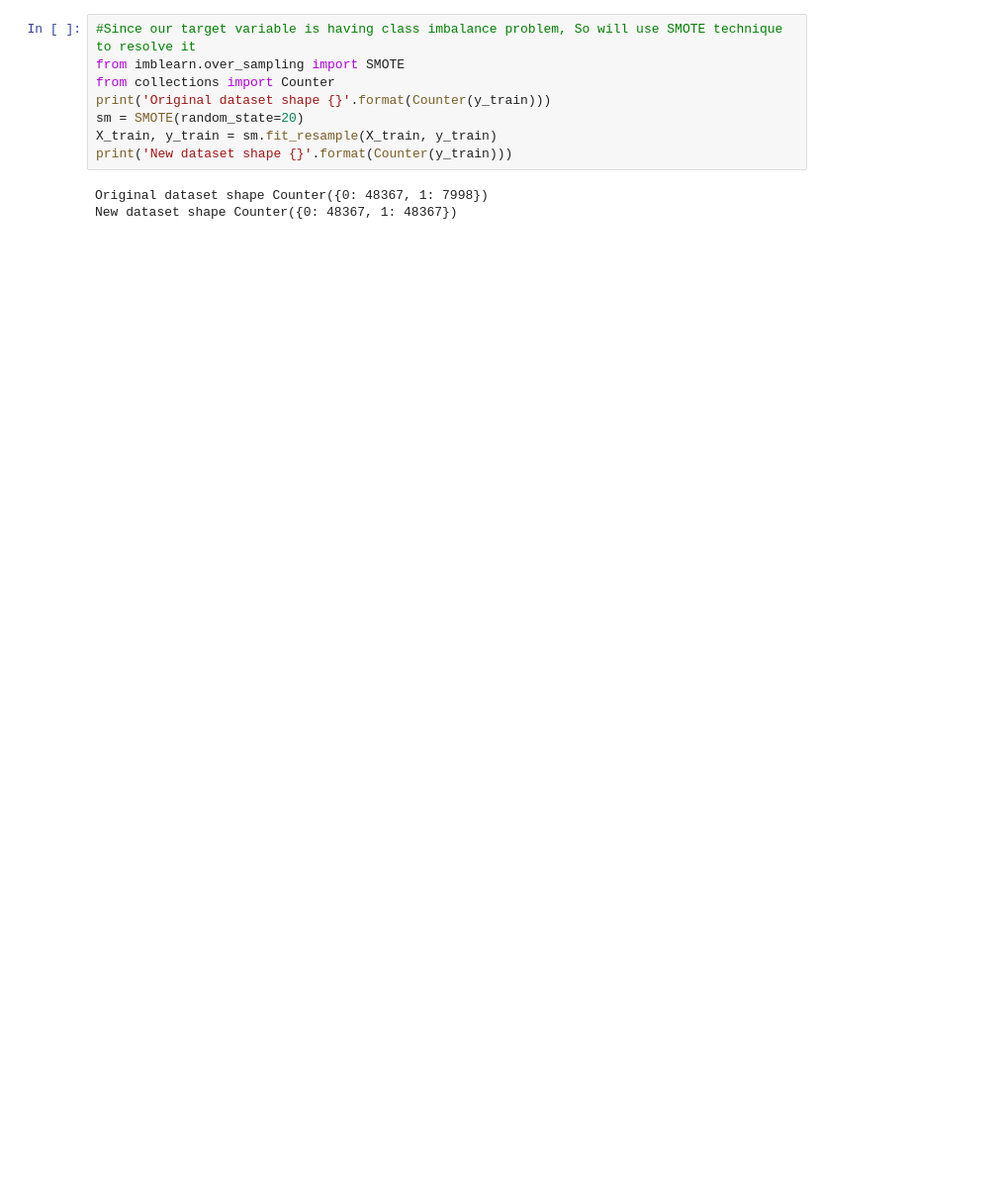
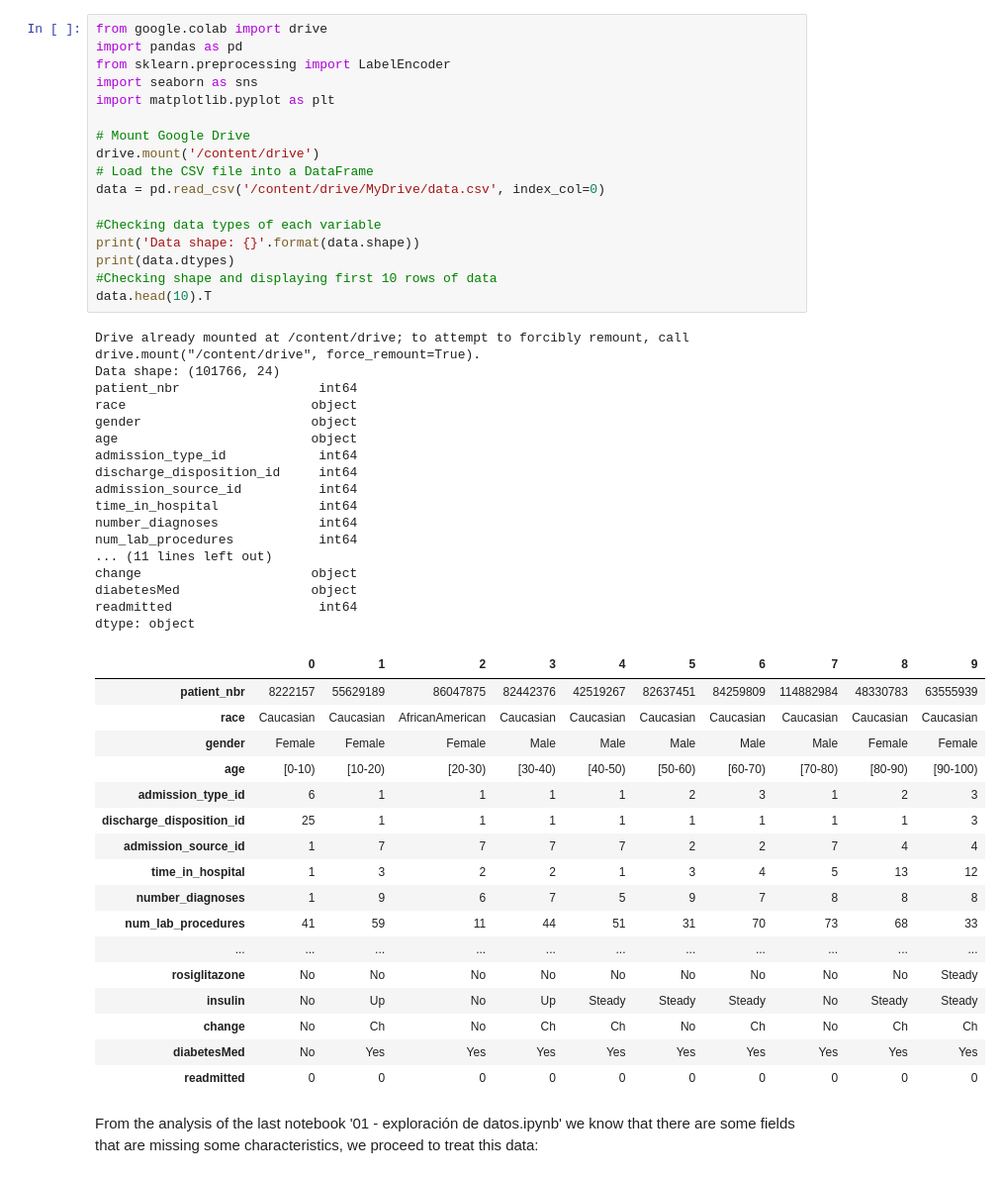
Before and after one commit to mridsa/deep-learning-project, a Jupyter notebook: 02 - preprocesado.ipynb, the cells around one changed output. Shown: that part at 99% size. Drawn from its saved outputs; the diff is of its cells as text; blank space fills up the shorter version.

```diff
--- a/02 - preprocesado.ipynb
+++ b/02 - preprocesado.ipynb
@@ -88,11 +1,54 @@ dtype: object
-# %%
-#Since our target variable is having class imbalance problem, So will use SMOTE technique to resolve it
-from imblearn.over_sampling import SMOTE
-from collections import Counter
-print('Original dataset shape {}'.format(Counter(y_train)))
-sm = SMOTE(random_state=20)
-X_train, y_train = sm.fit_resample(X_train, y_train)
-print('New dataset shape {}'.format(Counter(y_train)))
-# %% [output]
-Original dataset shape Counter({0: 48367, 1: 7998})
-New dataset shape Counter({0: 48367, 1: 48367})
+# %%
+from google.colab import drive
+import pandas as pd
+from sklearn.preprocessing import LabelEncoder
+import seaborn as sns
+import matplotlib.pyplot as plt
+
+# Mount Google Drive
+drive.mount('/content/drive')
+# Load the CSV file into a DataFrame
+data = pd.read_csv('/content/drive/MyDrive/data.csv', index_col=0)
+
+#Checking data types of each variable
+print('Data shape: {}'.format(data.shape))
+print(data.dtypes)
+#Checking shape and displaying first 10 rows of data
+data.head(10).T
+# %% [output]
+Drive already mounted at /content/drive; to attempt to forcibly remount, call drive.mount("/content/drive", force_remount=True).
+Data shape: (101766, 24)
+patient_nbr                  int64
+race                        object
+gender                      object
+age                         object
+admission_type_id            int64
+discharge_disposition_id     int64
+admission_source_id          int64
+time_in_hospital             int64
+number_diagnoses             int64
+num_lab_procedures           int64
+... (11 lines left out)
+change                      object
+diabetesMed                 object
+readmitted                   int64
+dtype: object
+|  | 0 | 1 | 2 | 3 | 4 | 5 | 6 | 7 | 8 | 9 |
+| patient_nbr | 8222157 | 55629189 | 86047875 | 82442376 | 42519267 | 82637451 | 84259809 | 114882984 | 48330783 | 63555939 |
+| race | Caucasian | Caucasian | AfricanAmerican | Caucasian | Caucasian | Caucasian | Caucasian | Caucasian | Caucasian | Caucasian |
+| gender | Female | Female | Female | Male | Male | Male | Male | Male | Female | Female |
+| age | [0-10) | [10-20) | [20-30) | [30-40) | [40-50) | [50-60) | [60-70) | [70-80) | [80-90) | [90-100) |
+| admission_type_id | 6 | 1 | 1 | 1 | 1 | 2 | 3 | 1 | 2 | 3 |
+| discharge_disposition_id | 25 | 1 | 1 | 1 | 1 | 1 | 1 | 1 | 1 | 3 |
+| admission_source_id | 1 | 7 | 7 | 7 | 7 | 2 | 2 | 7 | 4 | 4 |
+| time_in_hospital | 1 | 3 | 2 | 2 | 1 | 3 | 4 | 5 | 13 | 12 |
+| number_diagnoses | 1 | 9 | 6 | 7 | 5 | 9 | 7 | 8 | 8 | 8 |
+| num_lab_procedures | 41 | 59 | 11 | 44 | 51 | 31 | 70 | 73 | 68 | 33 |
+| ... | ... | ... | ... | ... | ... | ... | ... | ... | ... | ... |
+| rosiglitazone | No | No | No | No | No | No | No | No | No | Steady |
+| insulin | No | Up | No | Up | Steady | Steady | Steady | No | Steady | Steady |
+| change | No | Ch | No | Ch | Ch | No | Ch | No | Ch | Ch |
+| diabetesMed | No | Yes | Yes | Yes | Yes | Yes | Yes | Yes | Yes | Yes |
+| readmitted | 0 | 0 | 0 | 0 | 0 | 0 | 0 | 0 | 0 | 0 |
+# %% [markdown]
+From the analysis of the last notebook '01 - exploración de datos.ipynb' we know that there are some fields that are missing some characteristics, we proceed to treat this data:
```
Also changed, not shown: parts of 28 cells of this notebook, 1 other file.
